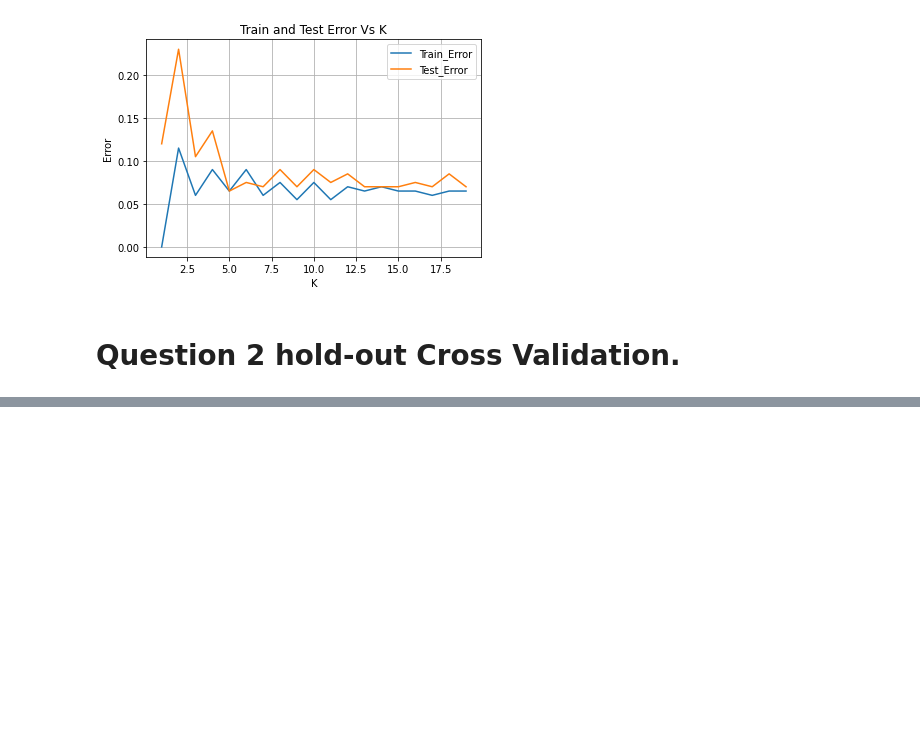
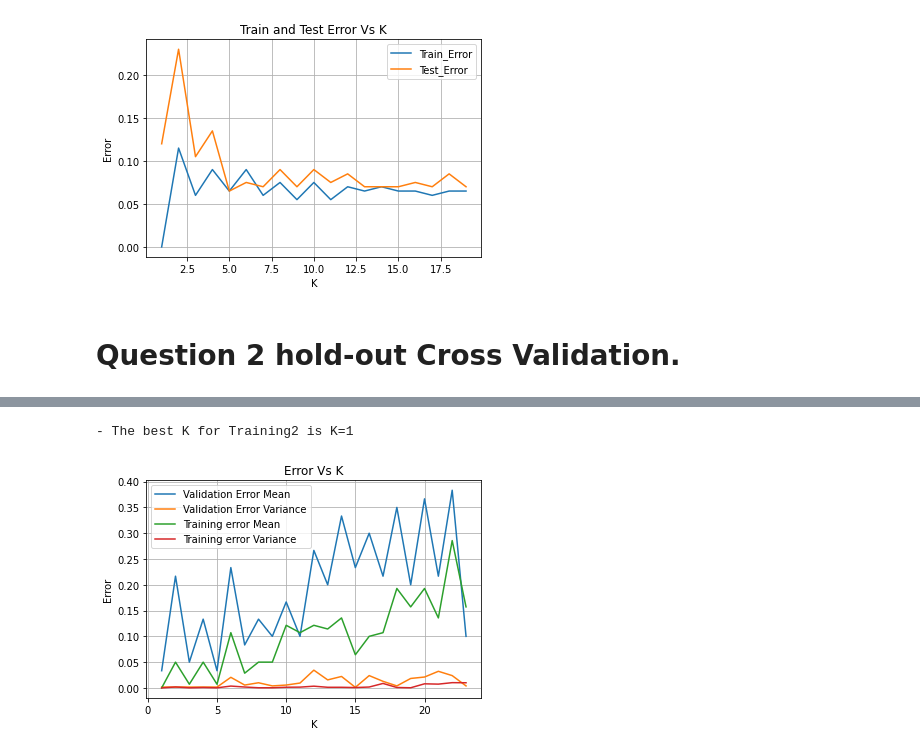
Before and after one commit to mosemb/MachineLearningAssignments, a Jupyter notebook: LAB3_KNNandCV.ipynb, the cells around one changed output, grey strips where cells are left out. Cells and saved outputs as stored; diff of their text form; code cells hidden in the pictures; blank space fills up the shorter version.

```diff
--- a/LAB3_KNNandCV.ipynb
+++ b/LAB3_KNNandCV.ipynb
@@ -372,0 +375,5 @@ bestk("Training4","Test4", 19)
+# %%
+holdoutCv(30,"Training2",5,23)
+# %% [output]
+- The best K for Training2 is K=1
+[figure, added]
```
Also changed, not shown: parts of 16 cells of this notebook, 1 other file.
